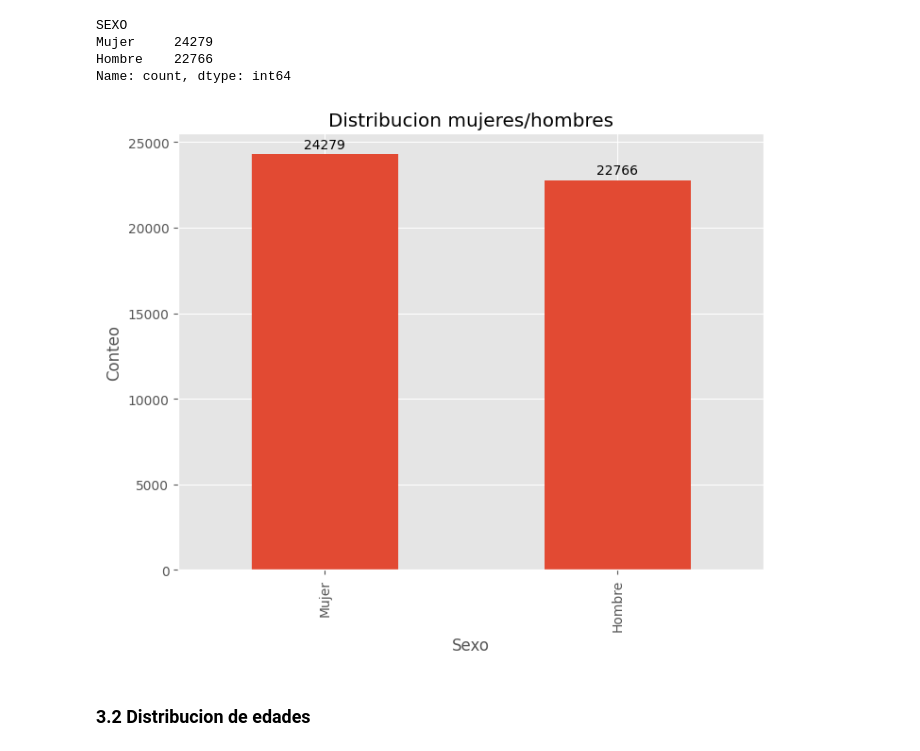
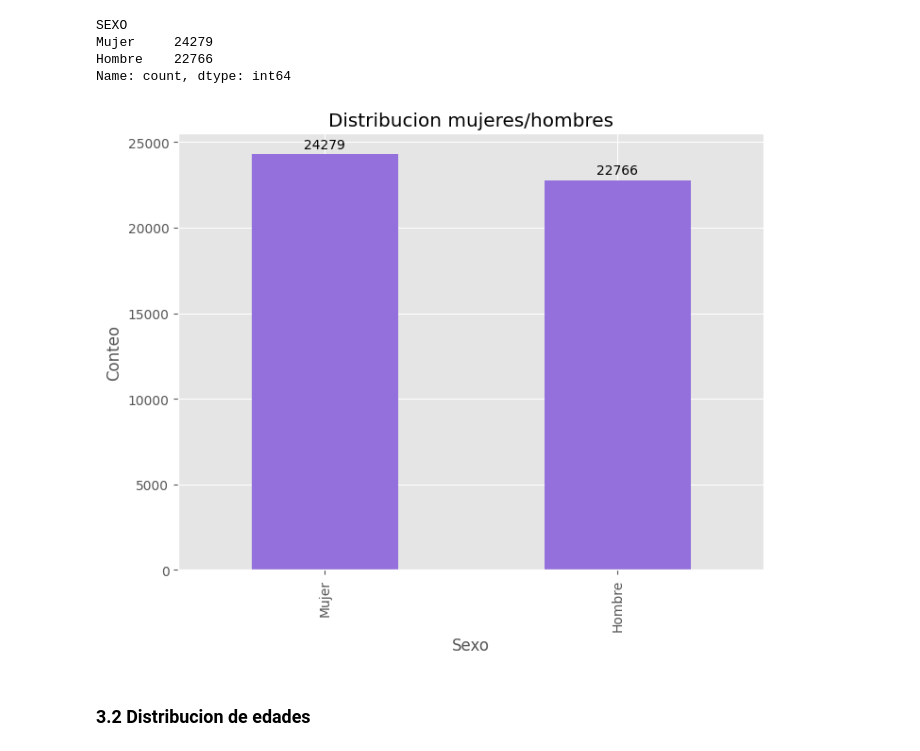
Before and after one commit to luiscarp/Analisis_ENIF, a Jupyter notebook: ENIF.ipynb, the cells around one changed output. Drawn from its saved outputs; the diff is of its cells as text; code cells hidden in the pictures.

```diff
--- a/ENIF.ipynb
+++ b/ENIF.ipynb
@@ -518,16 +514,16 @@ Mujer     24279
 Hombre    22766
 Name: count, dtype: int64
 # %%
-tsdem['df']['SEXO'].value_counts().plot(kind='bar', figsize=(8, 6))
+tsdem['df']['SEXO'].value_counts().plot(kind='bar', figsize=(8, 6), color = 'mediumpurple')
 conteo_genero = tsdem['df']['SEXO'].value_counts()
 plt.xlabel("Sexo")
 plt.ylabel("Conteo")
 plt.title("Distribucion mujeres/hombres")
 for i, v in enumerate(conteo_genero):
     plt.text(i, v + 350, str(v), ha='center')
 plt.show()
 # %% [output]
-[figure, old version]
+[figure, new version]
 # %% [markdown]
 ### 3.2 Distribucion de edades
 # %%
```
Also changed, not shown: parts of 39 cells of this notebook.
